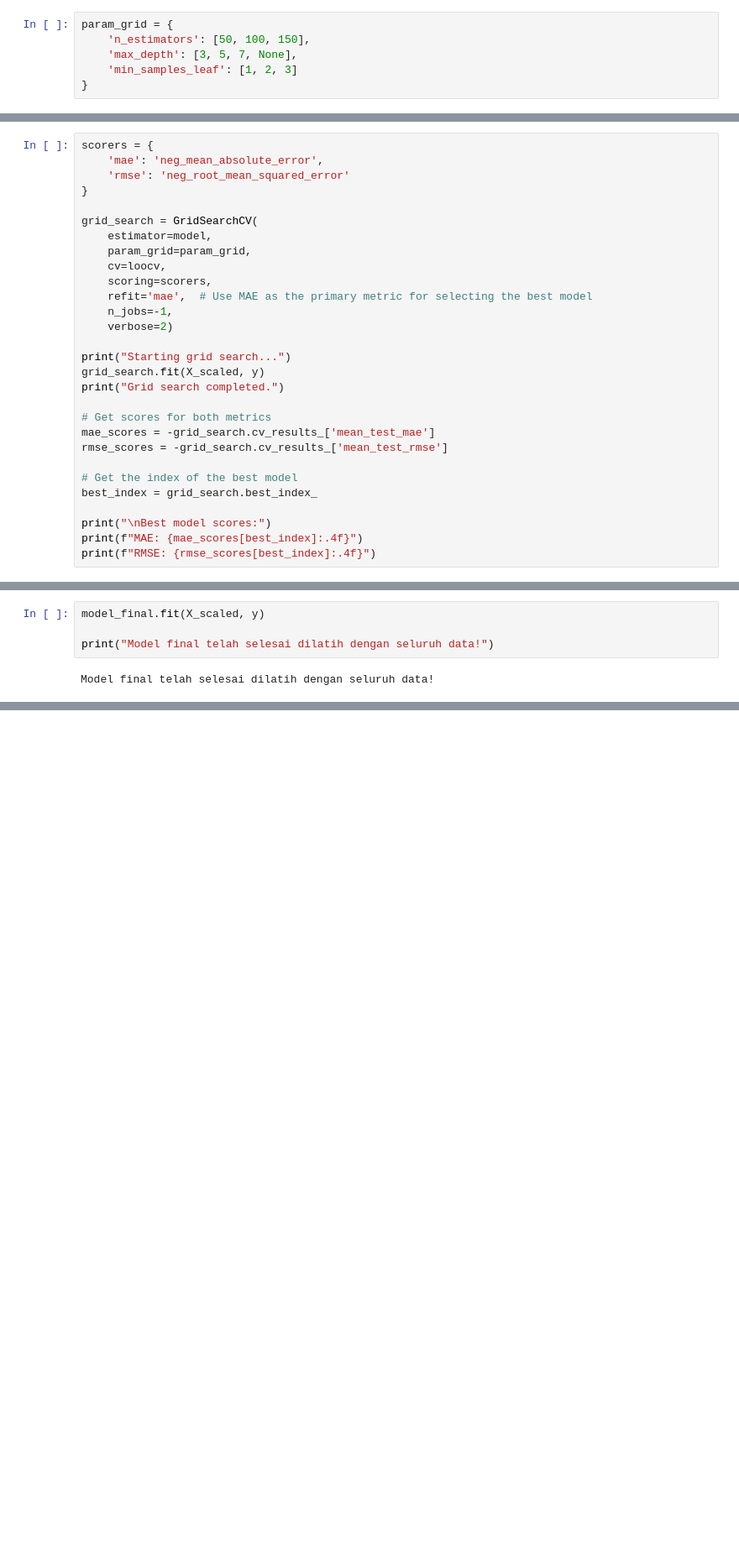
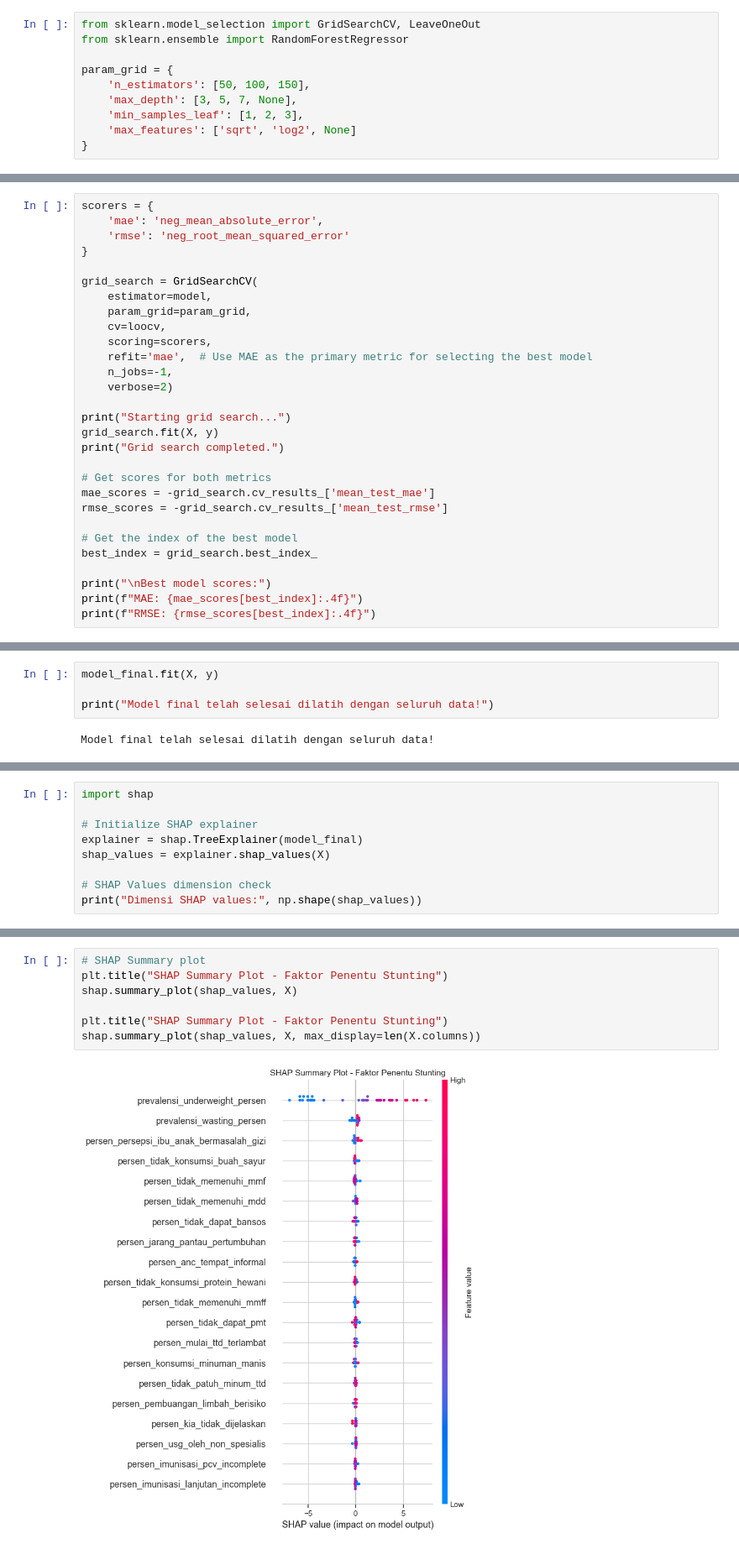
Before and after one commit to cindynadilaptr/ta-if-cindy, a Jupyter notebook: code/dataset_explore.ipynb, the cells around one changed output, grey strips where cells are left out. Shown at 84% size. Drawn from its saved outputs; the diff is of its cells as text; blank space fills up the shorter version.

Commit message:
feat: implement SHAP analysis and visualizations for key stunting factors

```diff
--- a/code/dataset_explore.ipynb
+++ b/code/dataset_explore.ipynb
@@ -326,8 +271,12 @@ from sklearn.ensemble import RandomForestRegressor
 # %%
+from sklearn.model_selection import GridSearchCV, LeaveOneOut
+from sklearn.ensemble import RandomForestRegressor
+
 param_grid = {
     'n_estimators': [50, 100, 150],
     'max_depth': [3, 5, 7, None],
-    'min_samples_leaf': [1, 2, 3]
+    'min_samples_leaf': [1, 2, 3],
+    'max_features': ['sqrt', 'log2', None]
 }
 # %%
 model = RandomForestRegressor(random_state=42)
@@ -354,7 +303,7 @@ grid_search = GridSearchCV(
     verbose=2)
 
 print("Starting grid search...")
-grid_search.fit(X_scaled, y)
+grid_search.fit(X, y)
 print("Grid search completed.")
 
 # Get scores for both metrics
@@ -413,5 +362,5 @@ n_estimators: 100
 # %%
-model_final.fit(X_scaled, y)
+model_final.fit(X, y)
 
 print("Model final telah selesai dilatih dengan seluruh data!")
 # %% [output]
@@ -495,0 +485,9 @@ Mean Absolute Percentage Error (MAPE): 7.05%
+# %%
+import shap
+
+# Initialize SHAP explainer
+explainer = shap.TreeExplainer(model_final)
+shap_values = explainer.shap_values(X)
+
+# SHAP Values dimension check
+print("Dimensi SHAP values:", np.shape(shap_values))
@@ -495,0 +496,9 @@ Mean Absolute Percentage Error (MAPE): 7.05%
+# %%
+# SHAP Summary plot
+plt.title("SHAP Summary Plot - Faktor Penentu Stunting")
+shap.summary_plot(shap_values, X)
+
+plt.title("SHAP Summary Plot - Faktor Penentu Stunting")
+shap.summary_plot(shap_values, X, max_display=len(X.columns))
+# %% [output]
+[figure, added]
```
Also changed, not shown: parts of 23 cells of this notebook, 1 other file.
